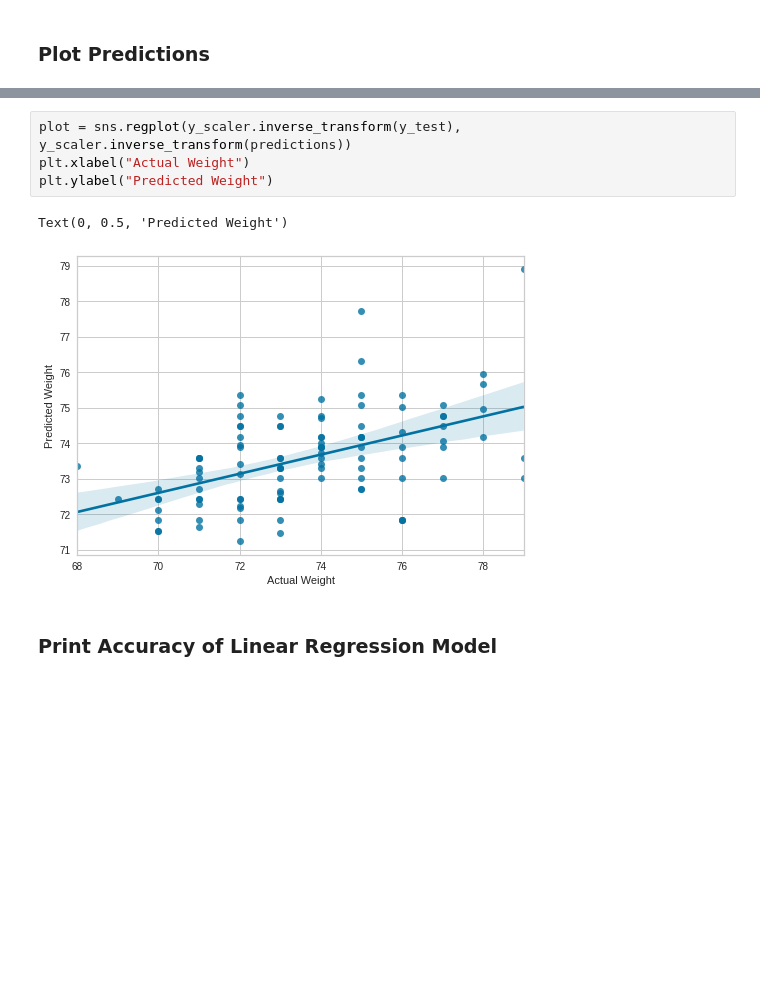
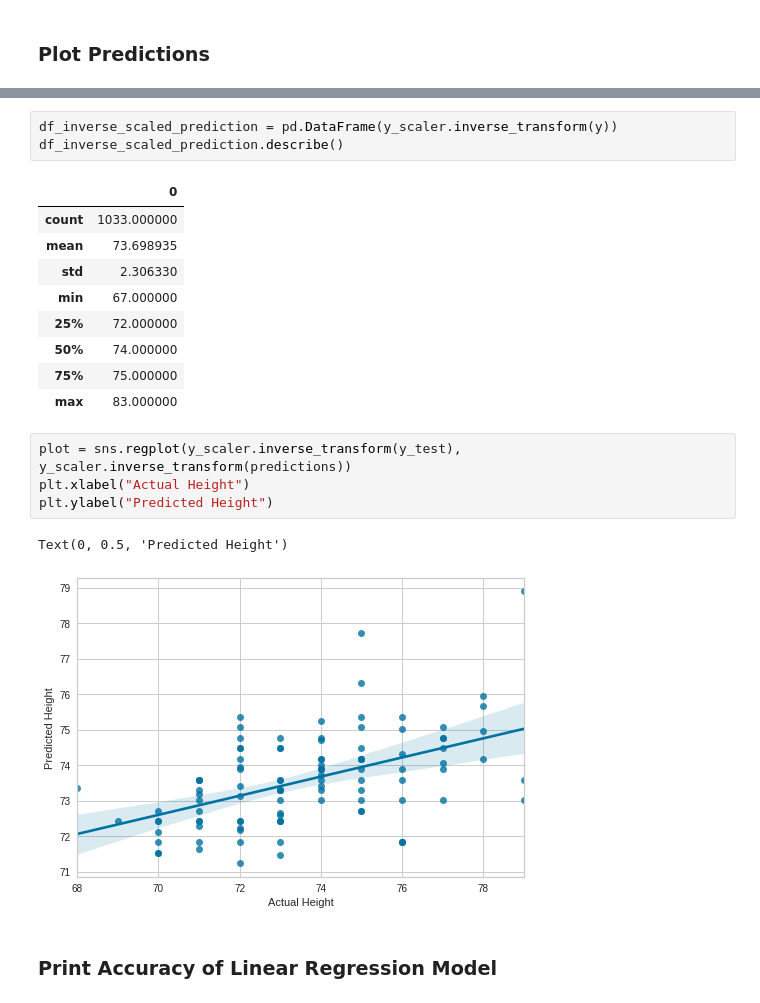
Before and after one commit to noahgift/Python-MLOps-Cookbook, a Jupyter notebook: Baseball_Predictions_Export_Model.ipynb, the cells around one changed output, grey strips where cells are left out. Drawn from its saved outputs; the diff is of its cells as text; blank space fills up the shorter version.

```diff
--- a/Baseball_Predictions_Export_Model.ipynb
+++ b/Baseball_Predictions_Export_Model.ipynb
@@ -215,9 +220,22 @@ array([[74.],
+# %%
+df_inverse_scaled_prediction = pd.DataFrame(y_scaler.inverse_transform(y))
+df_inverse_scaled_prediction.describe()
+# %% [output]
+|  | 0 |
+| count | 1033.000000 |
+| mean | 73.698935 |
+| std | 2.306330 |
+| min | 67.000000 |
+| 25% | 72.000000 |
+| 50% | 74.000000 |
+| 75% | 75.000000 |
+| max | 83.000000 |
 # %%
 plot = sns.regplot(y_scaler.inverse_transform(y_test), y_scaler.inverse_transform(predictions))
-plt.xlabel("Actual Weight")
-plt.ylabel("Predicted Weight")
+plt.xlabel("Actual Height")
+plt.ylabel("Predicted Height")
 # %% [output]
-Text(0, 0.5, 'Predicted Weight')
+Text(0, 0.5, 'Predicted Height')
 [figure]
 # %% [markdown]
 ### Print Accuracy of Linear Regression Model
```
Also changed, not shown: parts of 15 cells of this notebook.
